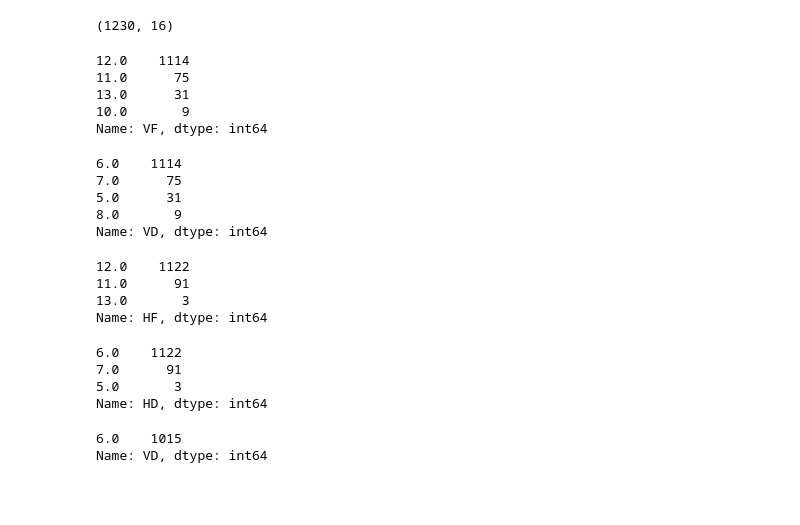
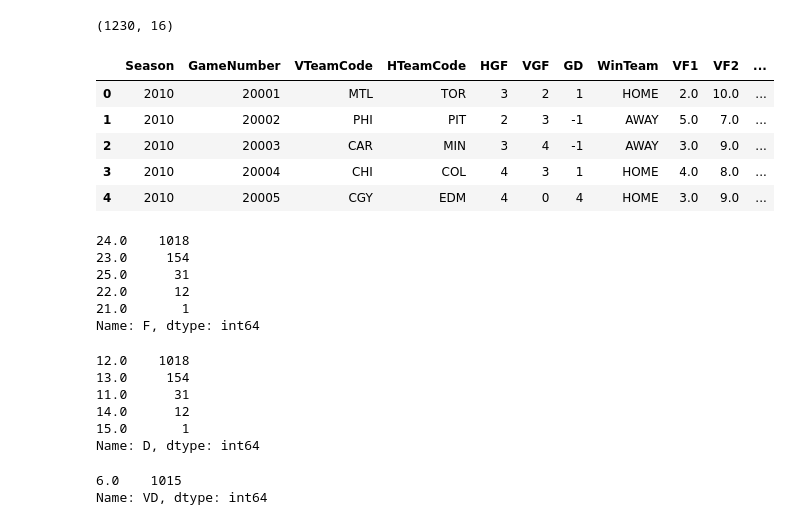
Before and after one commit to stephtselios/nhl_roster_design, a Jupyter notebook: roster_analysis_game_level.ipynb, the cells around one changed output. Drawn from its saved outputs; the diff is of its cells as text; code cells hidden in the pictures; blank space fills up the shorter version.

```diff
--- a/roster_analysis_game_level.ipynb
+++ b/roster_analysis_game_level.ipynb
@@ -52,34 +52,33 @@ dm['VF'] = dm['VF1'] + dm['VF2']
 dm['VD'] = dm['VD1'] + dm['VD2']
 dm['HF'] = dm['HF1'] + dm['HF2']
 dm['HD'] = dm['HD1'] + dm['HD2']
+# %%
+dm['F'] = dm['VF'] + dm['HF']
+dm['D'] = dm['VD'] + dm['HD']
+dm.head()
+# %% [output]
+|  | Season | GameNumber | VTeamCode | HTeamCode | HGF | VGF | GD | WinTeam | VF1 | VF2 | ... |
+| 0 | 2010 | 20001 | MTL | TOR | 3 | 2 | 1 | HOME | 2.0 | 10.0 | ... |
+| 1 | 2010 | 20002 | PHI | PIT | 2 | 3 | -1 | AWAY | 5.0 | 7.0 | ... |
+| 2 | 2010 | 20003 | CAR | MIN | 3 | 4 | -1 | AWAY | 3.0 | 9.0 | ... |
+| 3 | 2010 | 20004 | CHI | COL | 4 | 3 | 1 | HOME | 4.0 | 8.0 | ... |
+| 4 | 2010 | 20005 | CGY | EDM | 4 | 0 | 4 | HOME | 3.0 | 9.0 | ... |
 # %%
-dm['VF'].value_counts()
+dm['F'].value_counts()
 # %% [output]
-12.0    1114
-11.0      75
-13.0      31
-10.0       9
-Name: VF, dtype: int64
+24.0    1018
+23.0     154
+25.0      31
+22.0      12
+21.0       1
+Name: F, dtype: int64
 # %%
-dm['VD'].value_counts()
+dm['D'].value_counts()
 # %% [output]
-6.0    1114
-7.0      75
-5.0      31
-8.0       9
-Name: VD, dtype: int64
+12.0    1018
+13.0     154
+11.0      31
+14.0      12
+15.0       1
+Name: D, dtype: int64
-# %%
-dm['HF'].value_counts()
-# %% [output]
-12.0    1122
-11.0      91
-13.0       3
-Name: HF, dtype: int64
-# %%
-dm['HD'].value_counts()
-# %% [output]
-6.0    1122
-7.0      91
-5.0       3
-Name: HD, dtype: int64
 # %%
```
Also changed, not shown: parts of 7 cells of this notebook.
